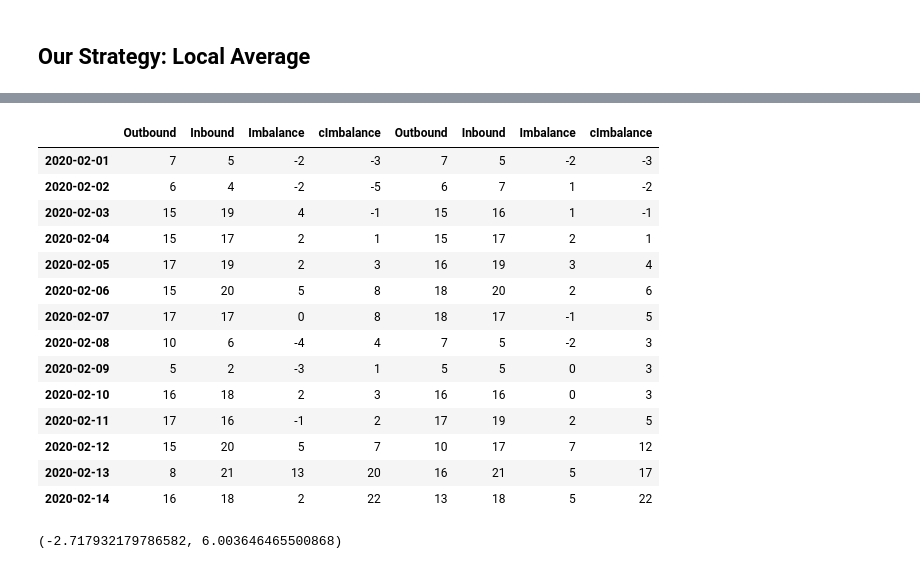
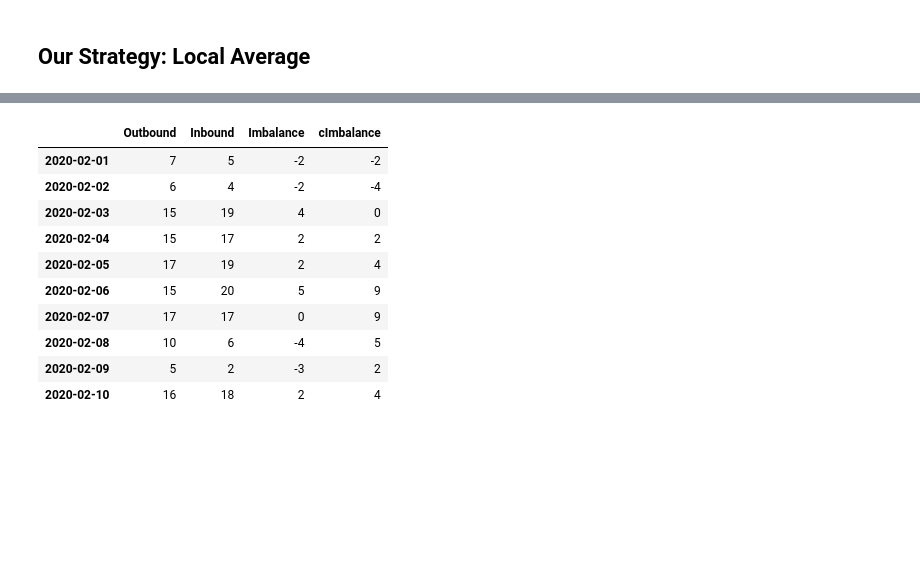
Before and after one commit to tranndt/ml-usra2021-NexusDataChallengeBison, a Jupyter notebook: [05-2021] Nexus Data Challenge/Algorithm.ipynb, the cells around one changed output, grey strips where cells are left out. Saved outputs shown, nothing was run; the diff lists cells and outputs as text; code cells hidden in the pictures; blank space fills up the shorter version.

```diff
--- a/[05-2021] Nexus Data Challenge/Algorithm.ipynb
+++ b/[05-2021] Nexus Data Challenge/Algorithm.ipynb
@@ -780,31 +849,23 @@ sns.histplot(data=df_recount,x="Imbalance",color="red",kde=True)
 # %%
 start_date = pd.Timestamp(2020,2,1,0)
-end_date = pd.Timestamp(2020,2,14)
+end_date = pd.Timestamp(2020,2,28)
 
 df = get_df_span(DF_CLEAN,start_date,end_date)
 df_count = get_df_count(df,start_date,end_date,True)
+df_count.head(10)
+# df_resched = get_df_rescheduled(df)
+# df_recount = get_df_count(df_resched,start_date,end_date,True)
 
-df_resched = get_df_rescheduled(df)
-df_recount = get_df_count(df_resched,start_date,end_date,True)
-
-pd.concat([df_count,df_recount],axis=1)
+# pd.concat([df_count,df_recount],axis=1).head(10)
 # %% [output]
-|  | Outbound | Inbound | Imbalance | cImbalance | Outbound | Inbound | Imbalance | cImbalance |
-| 2020-02-01 | 7 | 5 | -2 | -3 | 7 | 5 | -2 | -3 |
-| 2020-02-02 | 6 | 4 | -2 | -5 | 6 | 7 | 1 | -2 |
-| 2020-02-03 | 15 | 19 | 4 | -1 | 15 | 16 | 1 | -1 |
-| 2020-02-04 | 15 | 17 | 2 | 1 | 15 | 17 | 2 | 1 |
-| 2020-02-05 | 17 | 19 | 2 | 3 | 16 | 19 | 3 | 4 |
-| 2020-02-06 | 15 | 20 | 5 | 8 | 18 | 20 | 2 | 6 |
-| 2020-02-07 | 17 | 17 | 0 | 8 | 18 | 17 | -1 | 5 |
-| 2020-02-08 | 10 | 6 | -4 | 4 | 7 | 5 | -2 | 3 |
-| 2020-02-09 | 5 | 2 | -3 | 1 | 5 | 5 | 0 | 3 |
-| 2020-02-10 | 16 | 18 | 2 | 3 | 16 | 16 | 0 | 3 |
-| 2020-02-11 | 17 | 16 | -1 | 2 | 17 | 19 | 2 | 5 |
-| 2020-02-12 | 15 | 20 | 5 | 7 | 10 | 17 | 7 | 12 |
-| 2020-02-13 | 8 | 21 | 13 | 20 | 16 | 21 | 5 | 17 |
-| 2020-02-14 | 16 | 18 | 2 | 22 | 13 | 18 | 5 | 22 |
+|  | Outbound | Inbound | Imbalance | cImbalance |
+| 2020-02-01 | 7 | 5 | -2 | -2 |
+| 2020-02-02 | 6 | 4 | -2 | -4 |
+| 2020-02-03 | 15 | 19 | 4 | 0 |
+| 2020-02-04 | 15 | 17 | 2 | 2 |
+| 2020-02-05 | 17 | 19 | 2 | 4 |
+| 2020-02-06 | 15 | 20 | 5 | 9 |
+| 2020-02-07 | 17 | 17 | 0 | 9 |
+| 2020-02-08 | 10 | 6 | -4 | 5 |
+| 2020-02-09 | 5 | 2 | -3 | 2 |
+| 2020-02-10 | 16 | 18 | 2 | 4 |
-# %%
-get_ci(df_count["Imbalance"])
-# %% [output]
-(-2.717932179786582, 6.003646465500868)
```
Also changed, not shown: parts of 14 cells of this notebook.
